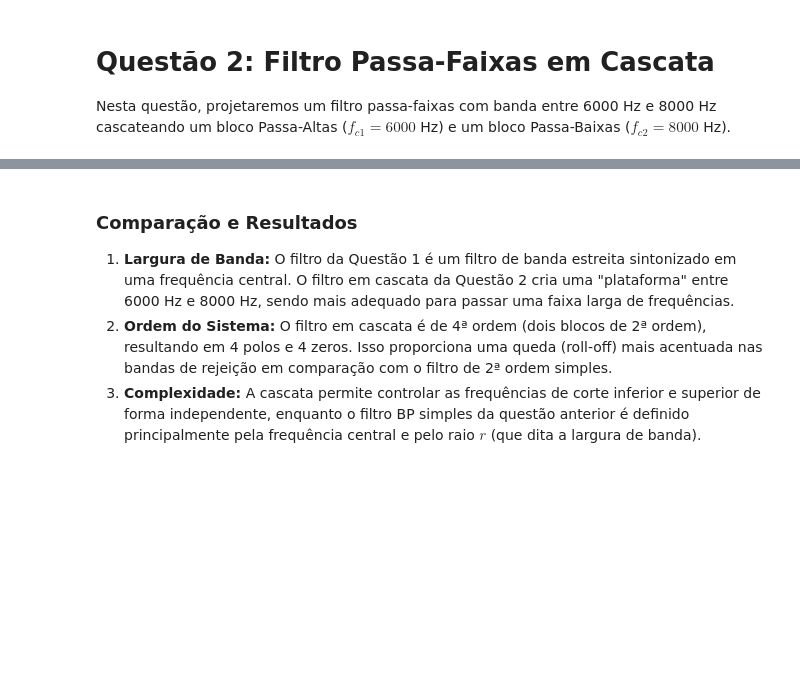
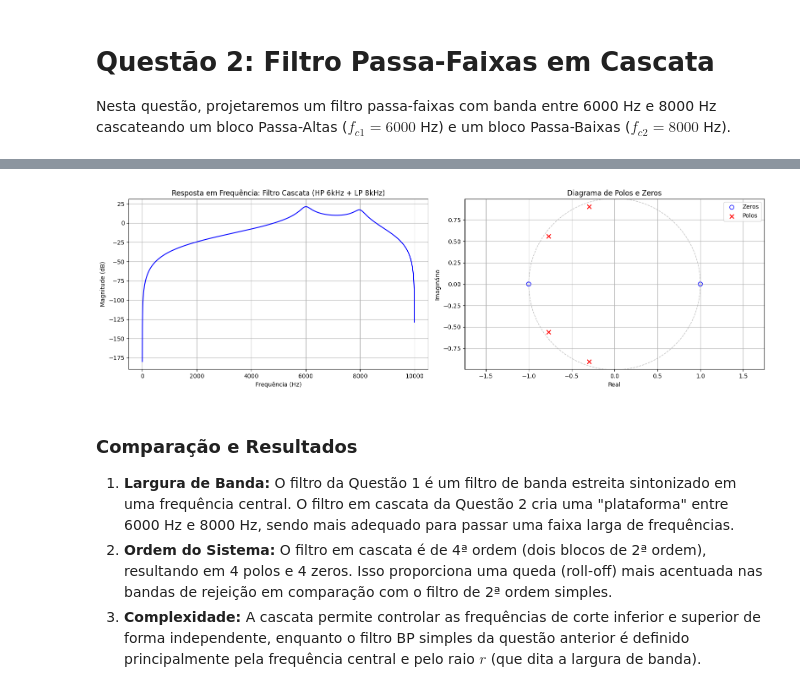
Before and after one commit to FabioFavre/Pratica-6-PROCSIN, a Jupyter notebook: Questão_2.ipynb, the cells around one changed output, grey strips where cells are left out. Drawn from its saved outputs; the diff is of its cells as text; code cells hidden in the pictures; blank space fills up the shorter version.

```diff
--- a/Questão_2.ipynb
+++ b/Questão_2.ipynb
@@ -32,3 +6,66 @@ analyze_filter(b_cascade, a_cascade, 'Filtro Cascata (HP 6kHz + LP 8kHz)', r)
+# %%
+import numpy as np
+import matplotlib.pyplot as plt
+from scipy import signal
+
+def analyze_filter(b, a, title, r):
+    """Função para analisar a resposta em frequência e o diagrama de polos e zeros."""
+    w, h = signal.freqz(b, a, worN=8000, fs=fs)
+    z, p, k = signal.tf2zpk(b, a)
+
+    fig = plt.figure(figsize=(16, 5))
+
+    # Resposta em Frequência
+    ax1 = fig.add_subplot(1, 2, 1)
+    ax1.plot(w, 20 * np.log10(np.abs(h) + 1e-9), color='b')
+    ax1.set_title(f'Resposta em Frequência: {title}')
+    ax1.set_xlabel('Frequência (Hz)')
+    ax1.set_ylabel('Magnitude (dB)')
+    ax1.grid(True)
+
+    # Diagrama de Polos e Zeros
+    ax2 = fig.add_subplot(1, 2, 2)
+    unit_circle = plt.Circle((0, 0), 1, color='silver', fill=False, linestyle='--')
+    ax2.add_artist(unit_circle)
+    ax2.scatter(np.real(z), np.imag(z), s=50, marker='o', facecolors='none', edgecolors='b', label='Zeros')
+    ax2.scatter(np.real(p), np.imag(p), s=50, marker='x', color='r', label='Polos')
+    ax2.set_title('Diagrama de Polos e Zeros')
+    ax2.set_xlabel('Real')
+    ax2.set_ylabel('Imaginário')
+    ax2.axis('equal')
+    ax2.legend()
+    ax2.grid(True)
+
+    plt.tight_layout()
+    plt.show()
+
+# Parâmetros
+fs = 20000
+fc1 = 6000 # Corte Passa-Altas
+fc2 = 8000 # Corte Passa-Baixas
+r = 0.95   # Raio escolhido para seletividade
+
+# 1. Bloco Passa-Altas (6000 Hz)
+theta_1 = 2 * np.pi * fc1 / fs
+a_hp2 = [1, -2 * r * np.cos(theta_1), r**2]
+b_unit_hp = [1, -2, 1]
+gain_hp = np.abs(np.polyval(a_hp2, -1) / np.polyval(b_unit_hp, -1))
+b_hp2 = [x * gain_hp for x in b_unit_hp]
+
+# 2. Bloco Passa-Baixas (8000 Hz)
+theta_2 = 2 * np.pi * fc2 / fs
+a_lp2 = [1, -2 * r * np.cos(theta_2), r**2]
+b_unit_lp = [1, 2, 1]
+gain_lp = np.sum(a_lp2) / np.sum(b_unit_lp)
+b_lp2 = [x * gain_lp for x in b_unit_lp]
+
+# Cascata (Convolução dos coeficientes)
+b_cascade = np.convolve(b_hp2, b_lp2)
+a_cascade = np.convolve(a_hp2, a_lp2)
+
+analyze_filter(b_cascade, a_cascade, 'Filtro Cascata (HP 6kHz + LP 8kHz)', r)
+# %% [output]
+[figure, added]
 # %% [markdown]
 ### Comparação e Resultados
 
```
Also changed, not shown: parts of 2 cells of this notebook.
